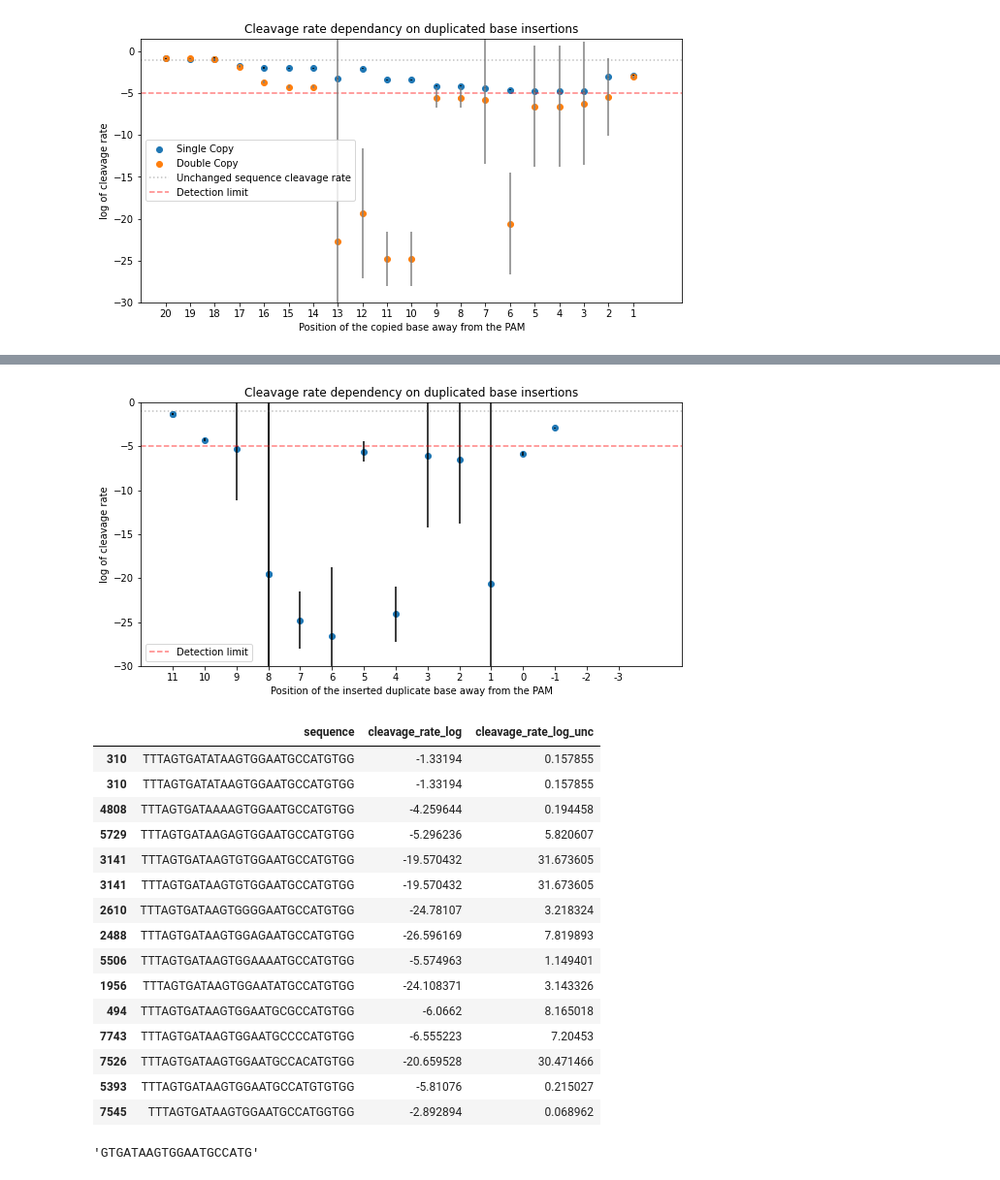
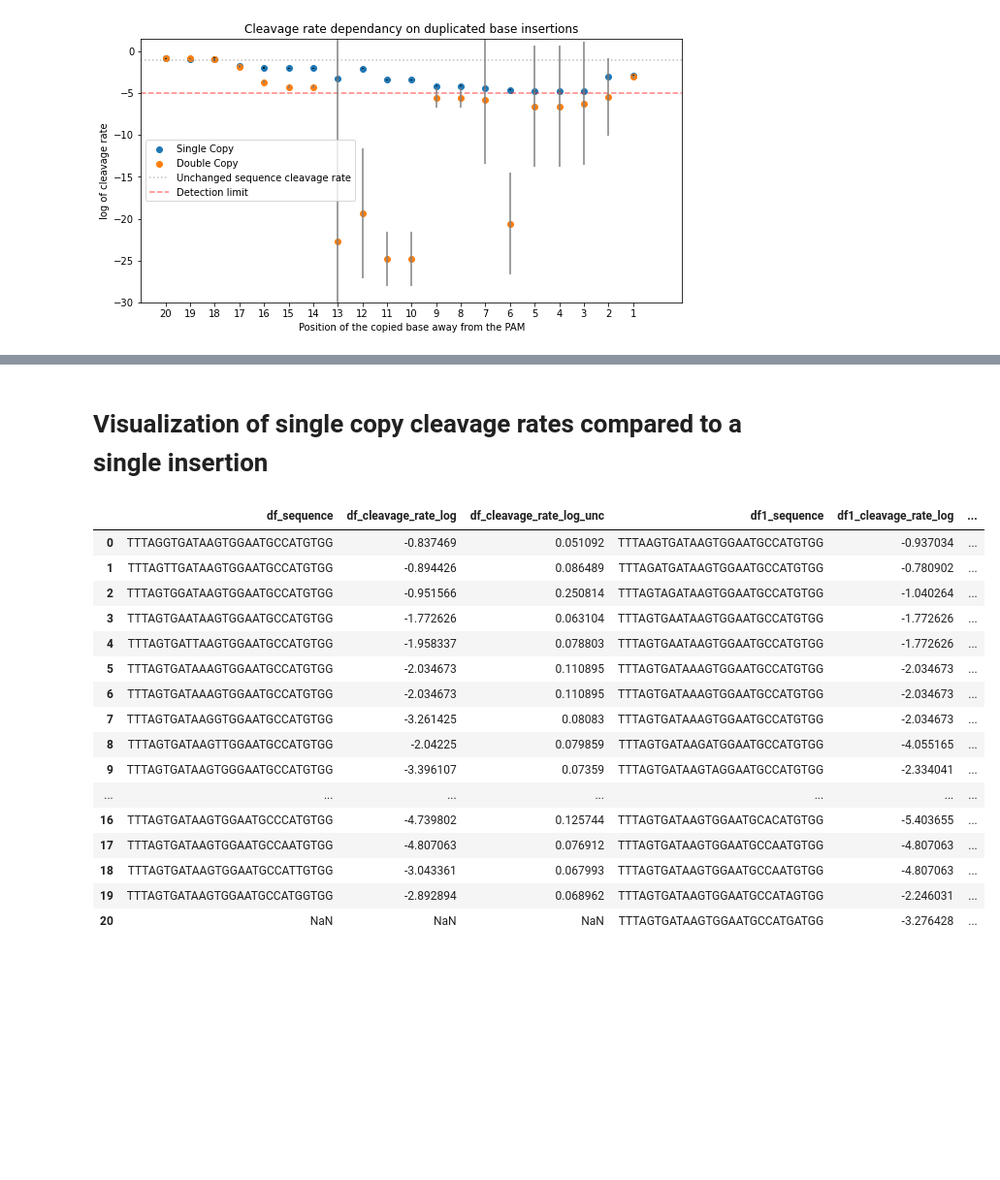
Before and after one commit to JusSva/Cas9-Cleavage-processes, a Jupyter notebook: sgRNA2_Cleavage_site_final.ipynb, the cells around one changed output, grey strips where cells are left out. Shown: that part at 97% size. Drawn from its saved outputs; the diff is of its cells as text; code cells hidden in the pictures; blank space fills up the shorter version.

```diff
--- a/sgRNA2_Cleavage_site_final.ipynb
+++ b/sgRNA2_Cleavage_site_final.ipynb
@@ -533,29 +821,42 @@ cut_rate(triples_df)
-# %%
-cut_rate(rep2_df)
-# %% [output]
-[figure, removed]
-# %%
-#unique_epochs = data["epoch"].unique()
-# use the .unique on all of the functions for filtering sequence
-rep2_df
-# %% [output]
-|  | sequence | cleavage_rate_log | cleavage_rate_log_unc |
-| 310 | TTTAGTGATATAAGTGGAATGCCATGTGG | -1.33194 | 0.157855 |
-| 310 | TTTAGTGATATAAGTGGAATGCCATGTGG | -1.33194 | 0.157855 |
-| 4808 | TTTAGTGATAAAAGTGGAATGCCATGTGG | -4.259644 | 0.194458 |
-| 5729 | TTTAGTGATAAGAGTGGAATGCCATGTGG | -5.296236 | 5.820607 |
-| 3141 | TTTAGTGATAAGTGTGGAATGCCATGTGG | -19.570432 | 31.673605 |
-| 3141 | TTTAGTGATAAGTGTGGAATGCCATGTGG | -19.570432 | 31.673605 |
-| 2610 | TTTAGTGATAAGTGGGGAATGCCATGTGG | -24.78107 | 3.218324 |
-| 2488 | TTTAGTGATAAGTGGAGAATGCCATGTGG | -26.596169 | 7.819893 |
-| 5506 | TTTAGTGATAAGTGGAAAATGCCATGTGG | -5.574963 | 1.149401 |
-| 1956 | TTTAGTGATAAGTGGAATATGCCATGTGG | -24.108371 | 3.143326 |
-| 494 | TTTAGTGATAAGTGGAATGCGCCATGTGG | -6.0662 | 8.165018 |
-| 7743 | TTTAGTGATAAGTGGAATGCCCCATGTGG | -6.555223 | 7.20453 |
-| 7526 | TTTAGTGATAAGTGGAATGCCACATGTGG | -20.659528 | 30.471466 |
-| 5393 | TTTAGTGATAAGTGGAATGCCATGTGTGG | -5.81076 | 0.215027 |
-| 7545 | TTTAGTGATAAGTGGAATGCCATGGTGG | -2.892894 | 0.068962 |
-# %%
-sequence
-# %% [output]
-'GTGATAAGTGGAATGCCATG'
+# %% [markdown]
+# Visualization of single copy cleavage rates compared to a single insertion
+# %%
+def cut_rate_table(df,
+                  df1,
+                  df2,
+                  df3,
+                  df4
+):
+    df = df.reset_index(drop=True)
+    df1 = df1.reset_index(drop=True)
+    df2 = df2.reset_index(drop=True)
+    df3 = df3.reset_index(drop=True)
+    df4 = df4.reset_index(drop=True)
+    j_df = df.add_prefix('df_')
+    j_df1 = df1.add_prefix('df1_')
+    j_df2 = df2.add_prefix('df2_')
+    j_df3 = df3.add_prefix('df3_')
+    j_df4 = df4.add_prefix('df4_')
+    joint_df = pd.concat([j_df, j_df1, j_df2, j_df3, j_df4], axis=1)
+
+    return joint_df
+
+cut_rate_table(doubles_df, A_df, C_df, G_df, T_df)
+# %% [output]
+|  | df_sequence | df_cleavage_rate_log | df_cleavage_rate_log_unc | df1_sequence | df1_cleavage_rate_log | ... |
+| 0 | TTTAGGTGATAAGTGGAATGCCATGTGG | -0.837469 | 0.051092 | TTTAAGTGATAAGTGGAATGCCATGTGG | -0.937034 | ... |
+| 1 | TTTAGTTGATAAGTGGAATGCCATGTGG | -0.894426 | 0.086489 | TTTAGATGATAAGTGGAATGCCATGTGG | -0.780902 | ... |
+| 2 | TTTAGTGGATAAGTGGAATGCCATGTGG | -0.951566 | 0.250814 | TTTAGTAGATAAGTGGAATGCCATGTGG | -1.040264 | ... |
+| 3 | TTTAGTGAATAAGTGGAATGCCATGTGG | -1.772626 | 0.063104 | TTTAGTGAATAAGTGGAATGCCATGTGG | -1.772626 | ... |
+| 4 | TTTAGTGATTAAGTGGAATGCCATGTGG | -1.958337 | 0.078803 | TTTAGTGAATAAGTGGAATGCCATGTGG | -1.772626 | ... |
+| 5 | TTTAGTGATAAAGTGGAATGCCATGTGG | -2.034673 | 0.110895 | TTTAGTGATAAAGTGGAATGCCATGTGG | -2.034673 | ... |
+| 6 | TTTAGTGATAAAGTGGAATGCCATGTGG | -2.034673 | 0.110895 | TTTAGTGATAAAGTGGAATGCCATGTGG | -2.034673 | ... |
+| 7 | TTTAGTGATAAGGTGGAATGCCATGTGG | -3.261425 | 0.08083 | TTTAGTGATAAAGTGGAATGCCATGTGG | -2.034673 | ... |
+| 8 | TTTAGTGATAAGTTGGAATGCCATGTGG | -2.04225 | 0.079859 | TTTAGTGATAAGATGGAATGCCATGTGG | -4.055165 | ... |
+| 9 | TTTAGTGATAAGTGGGAATGCCATGTGG | -3.396107 | 0.07359 | TTTAGTGATAAGTAGGAATGCCATGTGG | -2.334041 | ... |
+| ... | ... | ... | ... | ... | ... | ... |
+| 16 | TTTAGTGATAAGTGGAATGCCCATGTGG | -4.739802 | 0.125744 | TTTAGTGATAAGTGGAATGCACATGTGG | -5.403655 | ... |
+| 17 | TTTAGTGATAAGTGGAATGCCAATGTGG | -4.807063 | 0.076912 | TTTAGTGATAAGTGGAATGCCAATGTGG | -4.807063 | ... |
+| 18 | TTTAGTGATAAGTGGAATGCCATTGTGG | -3.043361 | 0.067993 | TTTAGTGATAAGTGGAATGCCAATGTGG | -4.807063 | ... |
+| 19 | TTTAGTGATAAGTGGAATGCCATGGTGG | -2.892894 | 0.068962 | TTTAGTGATAAGTGGAATGCCATAGTGG | -2.246031 | ... |
+| 20 | NaN | NaN | NaN | TTTAGTGATAAGTGGAATGCCATGATGG | -3.276428 | ... |
```
Also changed, not shown: parts of 25 cells of this notebook, 1 other file.
